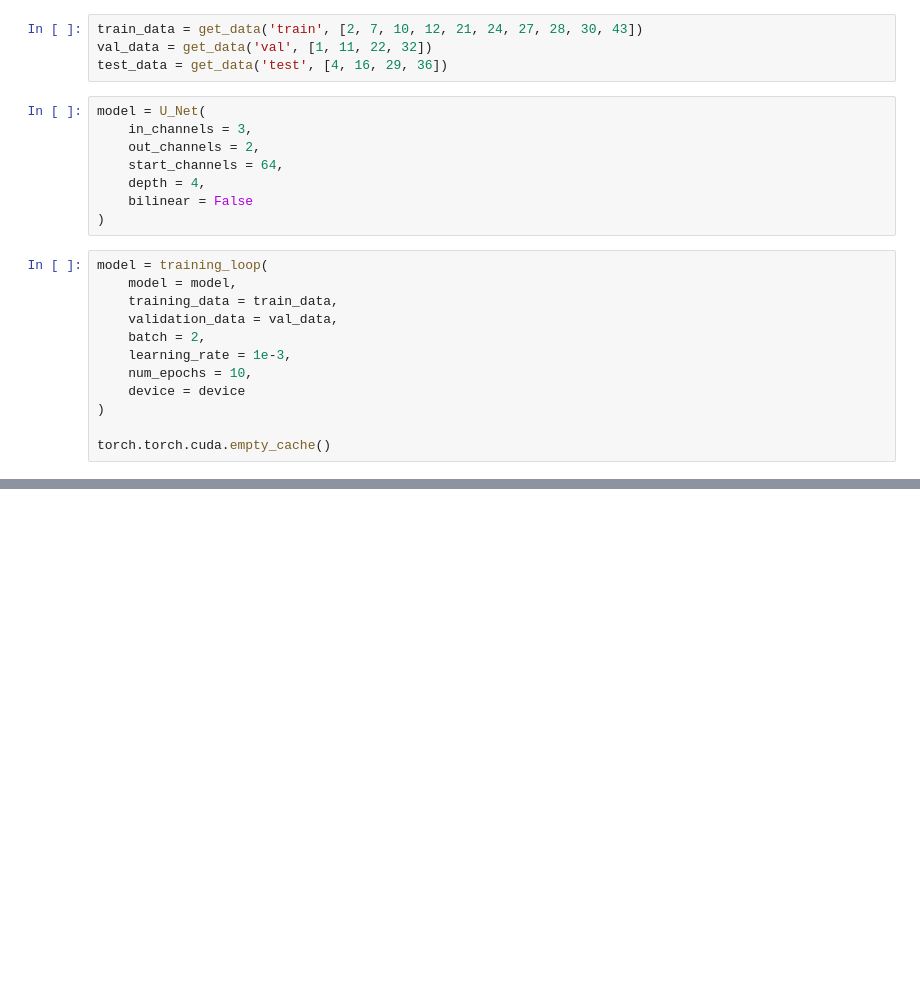
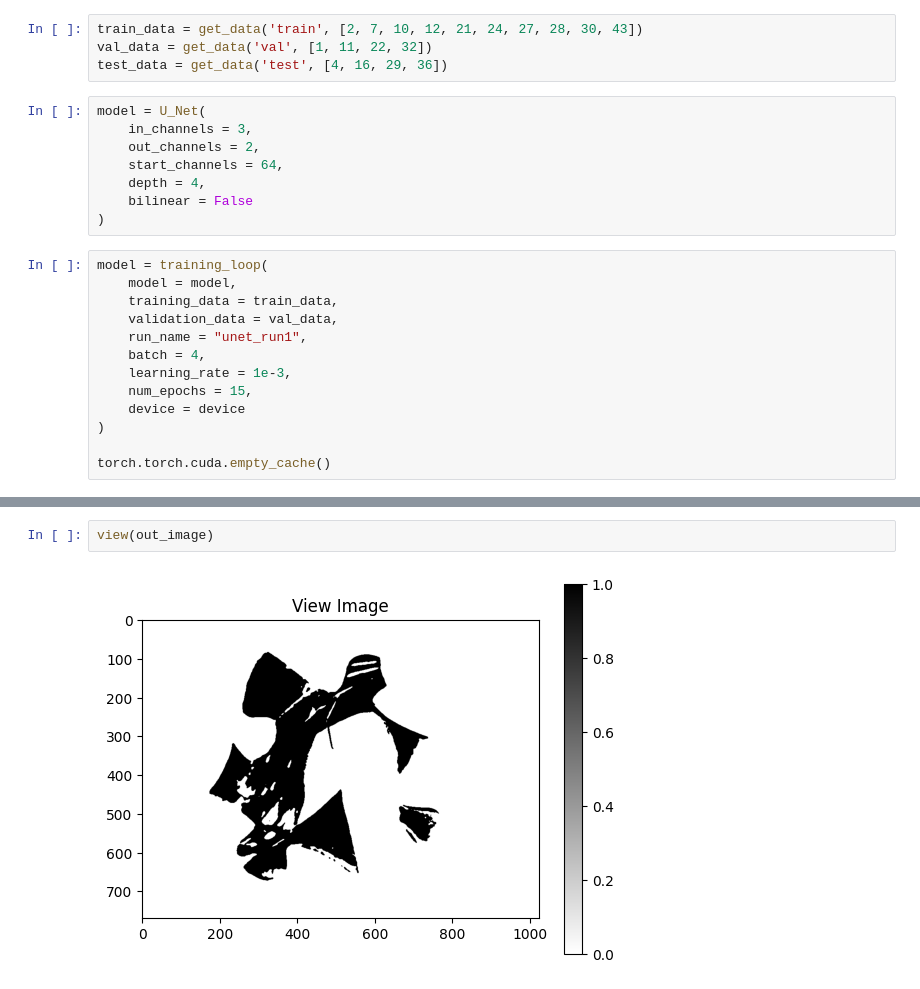
Before and after one commit to TumeloMkwambe/U-Net, a Jupyter notebook: main.ipynb, the cells around one changed output, grey strips where cells are left out. Cells and saved outputs as stored; diff of their text form; blank space fills up the shorter version.

```diff
--- a/main.ipynb
+++ b/main.ipynb
@@ -30,9 +48,10 @@ model = training_loop(
     model = model,
     training_data = train_data,
     validation_data = val_data,
-    batch = 2,
+    run_name = "unet_run1",
+    batch = 4,
     learning_rate = 1e-3,
-    num_epochs = 10,
+    num_epochs = 15,
     device = device
 )
 
@@ -39,0 +113,4 @@ torch.torch.cuda.empty_cache()
+# %%
+view(out_image)
+# %% [output]
+[figure, added]
```
Also changed, not shown: parts of 8 cells of this notebook, 1 other file.
